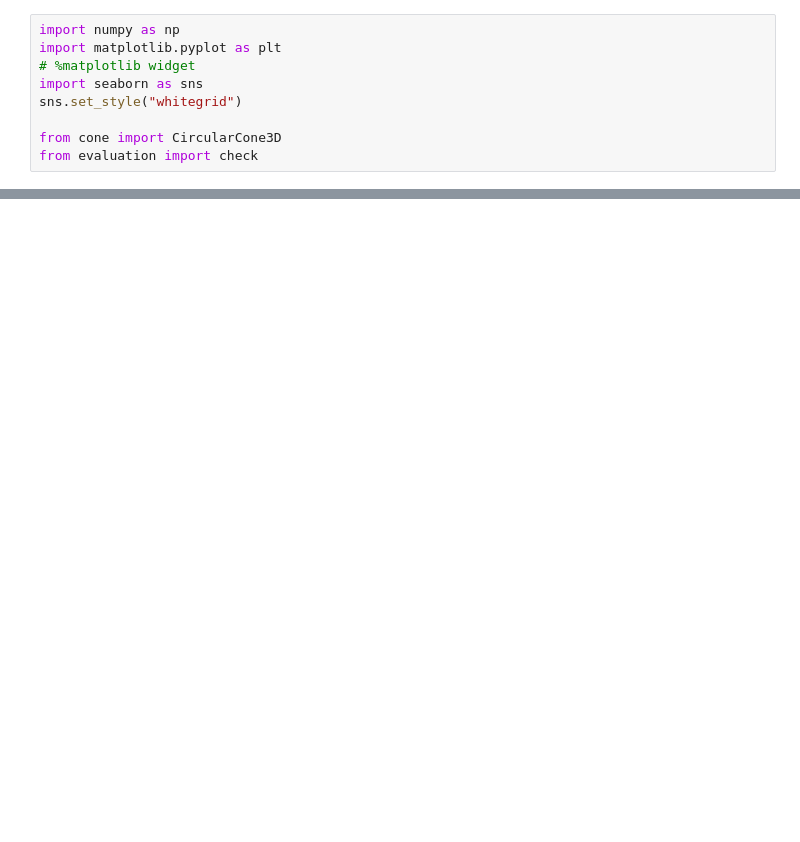
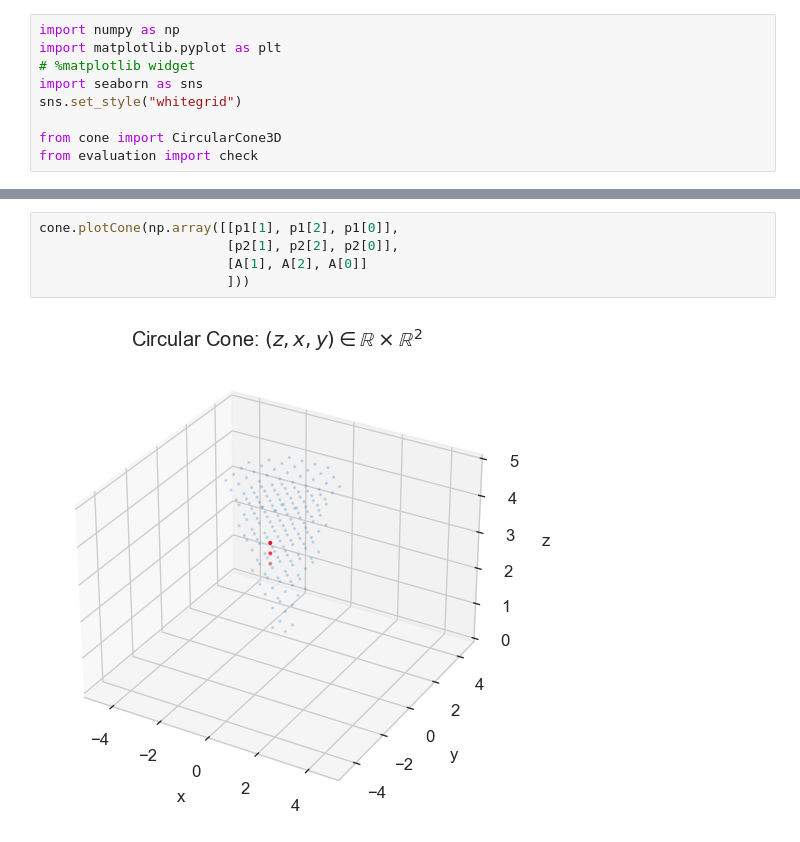
Before and after one commit to doggydoggy0101/math_project, a Jupyter notebook: cone/test.ipynb, the cells around one changed output, grey strips where cells are left out. Cells and saved outputs as stored; diff of their text form; blank space fills up the shorter version.

```diff
--- a/cone/test.ipynb
+++ b/cone/test.ipynb
@@ -112 +129,8 @@ x1= 0.8903838543727742
 x1 < ||x2||
+# %%
+cone.plotCone(np.array([[p1[1], p1[2], p1[0]],
+                        [p2[1], p2[2], p2[0]],
+                        [A[1], A[2], A[0]]
+                        ]))
+# %% [output]
+[figure, added]
```
Also changed, not shown: parts of 5 cells of this notebook, 3 other files.
